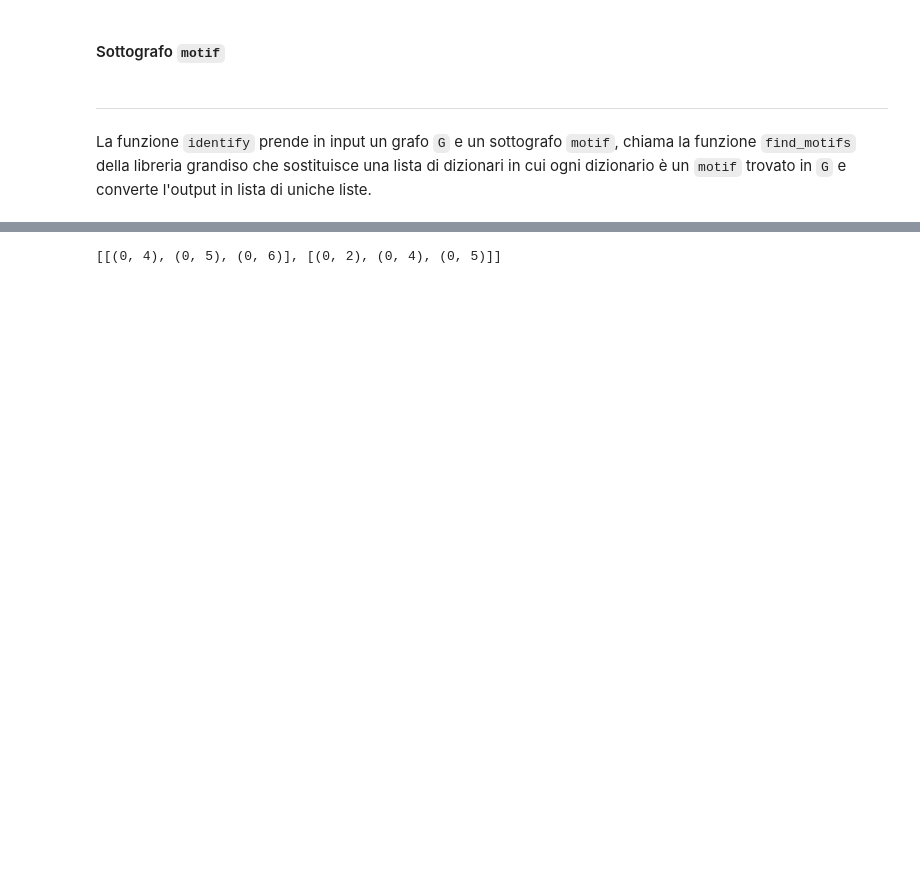
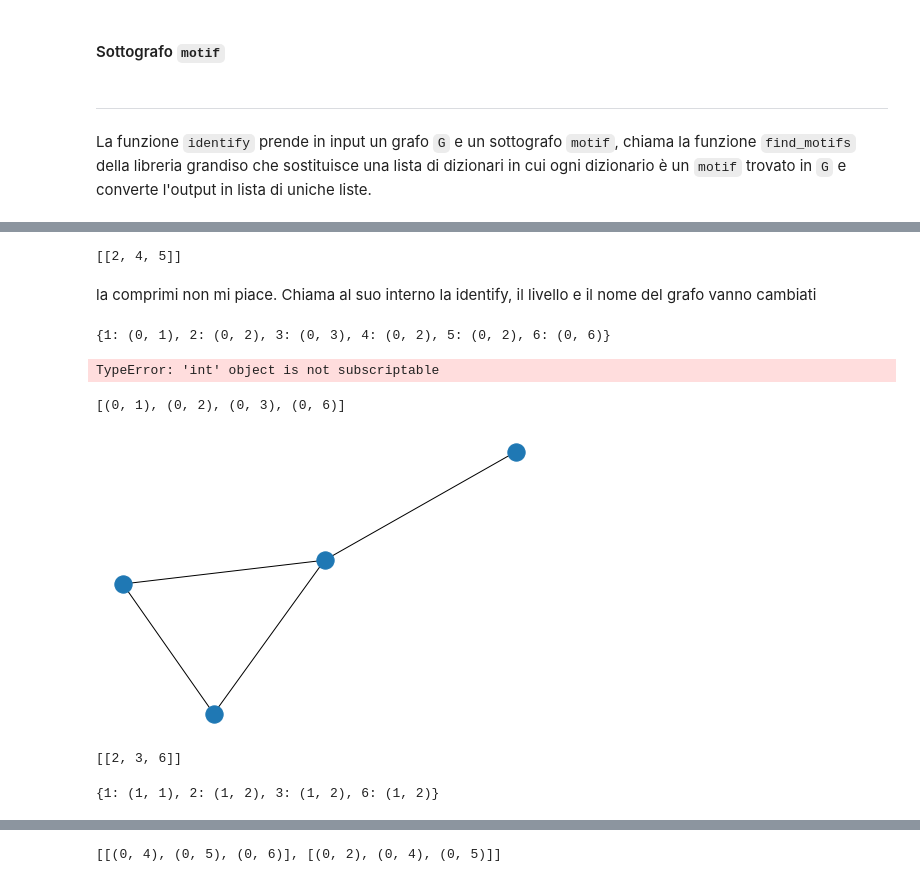
Before and after one commit to kdd-lab/2020_Trevisan, a Jupyter notebook: code/notebook/Pipeline_gerarchica.ipynb, the cells around one changed output, grey strips where cells are left out. Saved outputs shown, nothing was run; the diff lists cells and outputs as text; code cells hidden in the pictures; blank space fills up the shorter version.

```diff
--- a/code/notebook/Pipeline_gerarchica.ipynb
+++ b/code/notebook/Pipeline_gerarchica.ipynb
@@ -43,8 +41,8 @@ def rinomina(G):
 
     return G
 
-G_rin = rinomina(G0)
-G_rin.nodes()
+G0 = rinomina(G0)
+G0.nodes()
 # %% [output]
 NodeView(((0, 1), (0, 2), (0, 3), (0, 4), (0, 5), (0, 6)))
 # %%
@@ -107,0 +85,65 @@ ris
+# %%
+ris = identify(motif, G0)
+ris
+# %% [output]
+[[2, 4, 5]]
+# %% [markdown]
+la comprimi non mi piace. Chiama al suo interno la identify, il livello e il nome del grafo vanno cambiati
+# %%
+def comprimi_rinomina(G, livello):
+    ris = identify(motif, G)
+    nodi = list(G.nodes())
+    nodi = [x[1] for x in nodi]
+    lun = len(nodi)
+    lista_temp = []
+    for x in nodi:
+        if x in ris[0]:
+            lista_temp.append(ris[0][0])
+        else:
+            lista_temp.append(x)
+    liv_list = [livello for x in range(lun)]
+    lista_tuple = list(zip(liv_list, lista_temp))
+    mapping = dict(zip(nodi, lista_tuple))
+
+    return mapping
+# %%
+liv = 0
+mapp = comprimi_rinomina(G0, liv)
+mapp
+# %% [output]
+{1: (0, 1), 2: (0, 2), 3: (0, 3), 4: (0, 2), 5: (0, 2), 6: (0, 6)}
+# %%
+# Rinomino archi del grafo
+# derinomina
+def rinomina_archi(G):
+    archi = list(G.edges())
+    archi2 = []
+    for i in archi:
+        print(i)
+        archi2.append((i[0][1], i[1][1]))
+    G = nx.Graph()
+    G.add_edges_from(archi2)
+
+    return G
+G0 = rinomina_archi(G0)
+G0.nodes()
+# %% [output]
+TypeError: 'int' object is not subscriptable
+# %%
+G1 = nx.relabel_nodes(G0, mapp)
+print(G1.nodes())
+nx.draw(G1)
+# %% [output]
+[(0, 1), (0, 2), (0, 3), (0, 6)]
+[figure, added]
+# %%
+ris = identify(motif, G1)
+ris
+# %% [output]
+[[2, 3, 6]]
+# %%
+liv = 1
+mapp = comprimi_rinomina(G1, liv)
+mapp
+# %% [output]
+{1: (1, 1), 2: (1, 2), 3: (1, 2), 6: (1, 2)}
```
Also changed, not shown: parts of 19 cells of this notebook, 1 other file.
